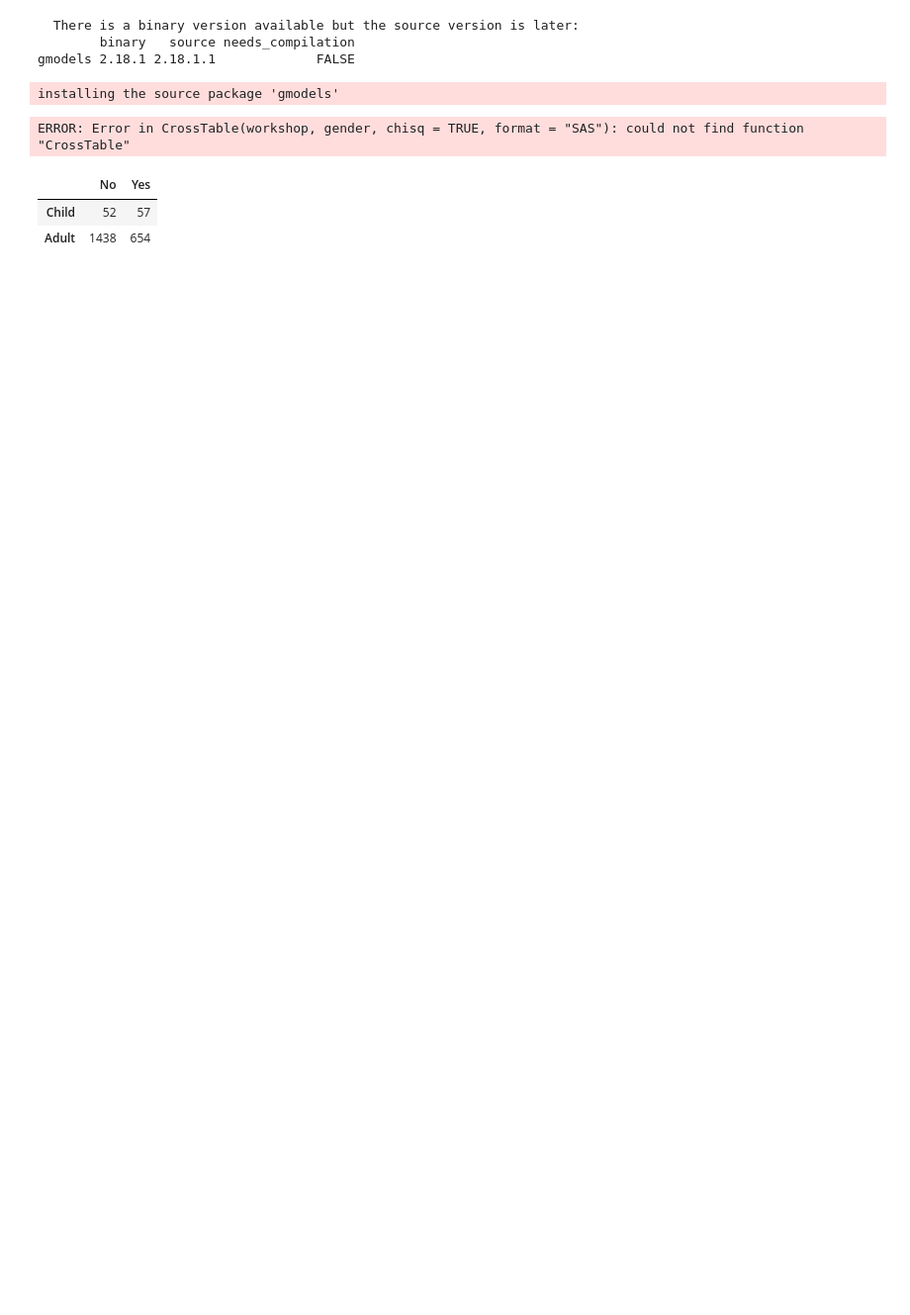
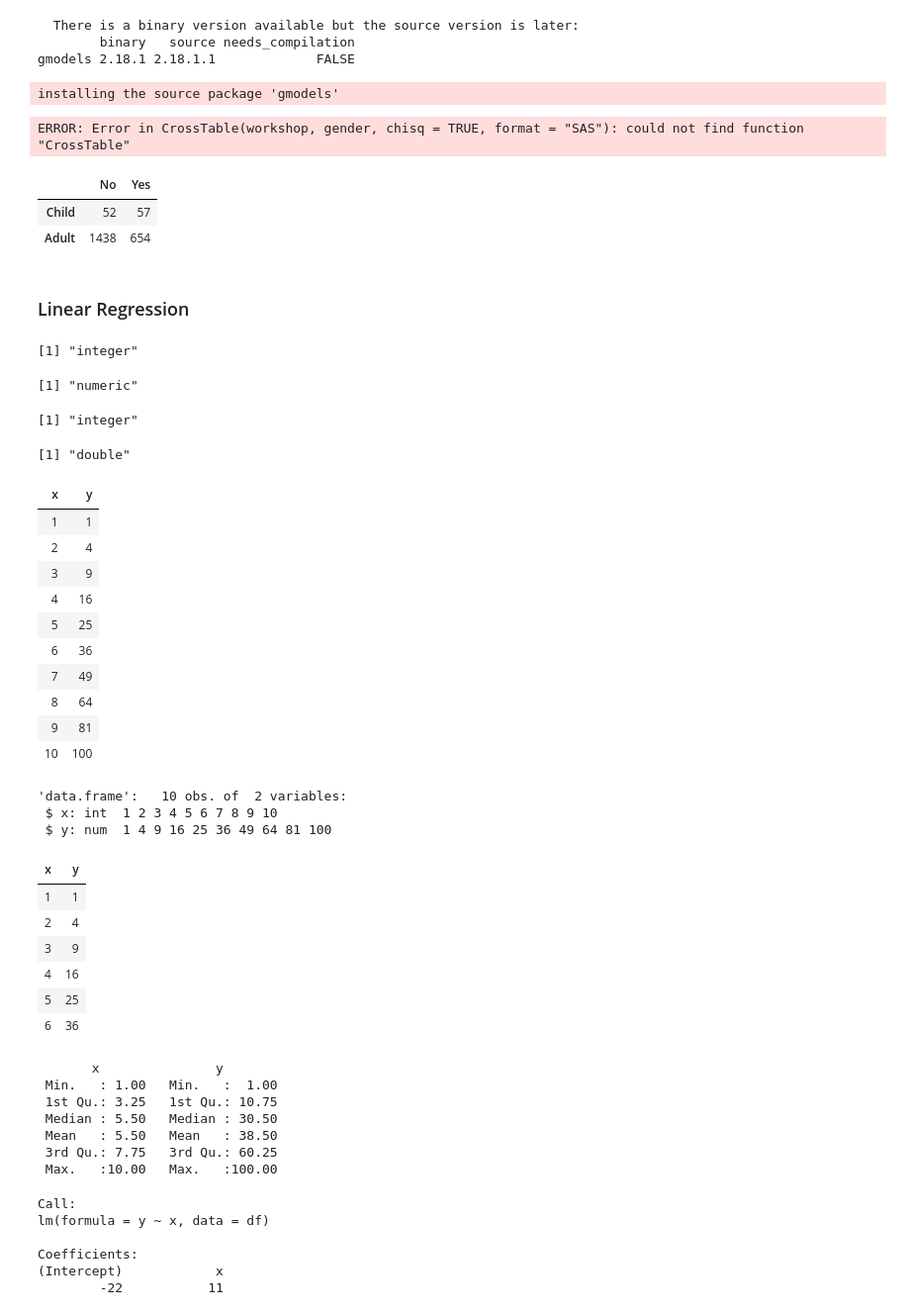
Before and after one commit to etorpy/R_and_Python_Resources, a Jupyter notebook: R Programming for SPSS Users.ipynb, the cells around one changed output. Shown at 99% size. Cells and saved outputs as stored; diff of their text form; code cells hidden in the pictures; blank space fills up the shorter version.

```diff
--- a/R Programming for SPSS Users.ipynb
+++ b/R Programming for SPSS Users.ipynb
@@ -172,3 +183,62 @@ apply(Titanic, c(3, 4), sum)
 | Adult | 1438 | 654 |
 # %%
 ## Grouped summaries of continuous variables
+# %% [markdown]
+### Linear Regression
+# %%
+# Create x and y vectors with data values
+x <- 1:10
+y <- x^2
+
+class(x)   # integer
+class(y)   # numeric
+
+# NOTE: The two most common numeric classes used in R are integer and double
+#   (for double precision floating point numbers). R automatically converts
+#   between these two classes when needed for mathematical purposes. As a result,
+#   it’s feasible to use R and perform analyses for years without specifying these differences.
+
+typeof(x) # x is integer
+typeof(y) # y is double
+
+
+# Create a dataframe using the x and y vectors
+df <- data.frame(x, y)
+
+df   # prints the dataframe named "df"
+str(df)   # prints the structure
+head(df)   # prints the first 6 rows
+summary(df)   # prints summary statistics
+# %% [output]
+[1] "integer"
+[1] "numeric"
+[1] "integer"
+[1] "double"
+| x | y |
+| 1 | 1 |
+| 2 | 4 |
+| 3 | 9 |
+| 4 | 16 |
+| 5 | 25 |
+| 6 | 36 |
+| 7 | 49 |
+| 8 | 64 |
+| 9 | 81 |
+| 10 | 100 |
+'data.frame':   10 obs. of  2 variables:
+ $ x: int  1 2 3 4 5 6 7 8 9 10
+ $ y: num  1 4 9 16 25 36 49 64 81 100
+| x | y |
+| 1 | 1 |
+| 2 | 4 |
+| 3 | 9 |
+| 4 | 16 |
+| 5 | 25 |
+| 6 | 36 |
+       x               y
+ Min.   : 1.00   Min.   :  1.00
+ 1st Qu.: 3.25   1st Qu.: 10.75
+ Median : 5.50   Median : 30.50
+ Mean   : 5.50   Mean   : 38.50
+ 3rd Qu.: 7.75   3rd Qu.: 60.25
+ Max.   :10.00   Max.   :100.00
@@ -174,0 +253,9 @@ apply(Titanic, c(3, 4), sum)
+# %%
+pred_y
+# %% [output]
+Call:
+lm(formula = y ~ x, data = df)
+
+Coefficients:
+(Intercept)            x
+        -22           11
```
Also changed, not shown: parts of 8 cells of this notebook.
